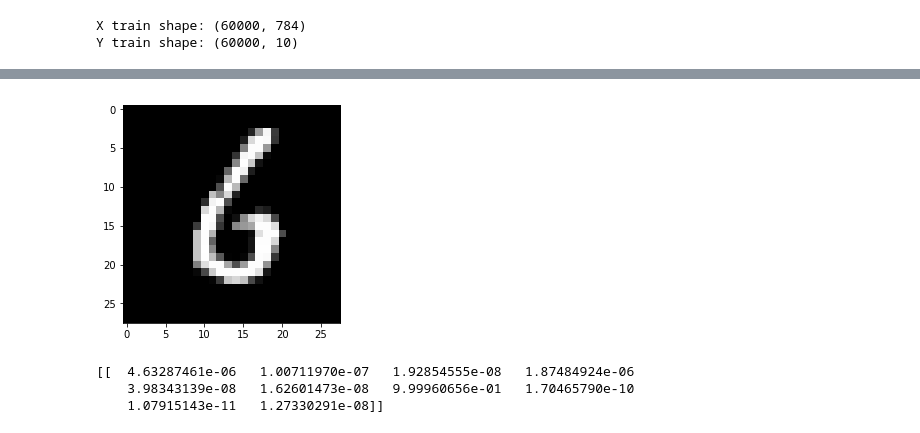
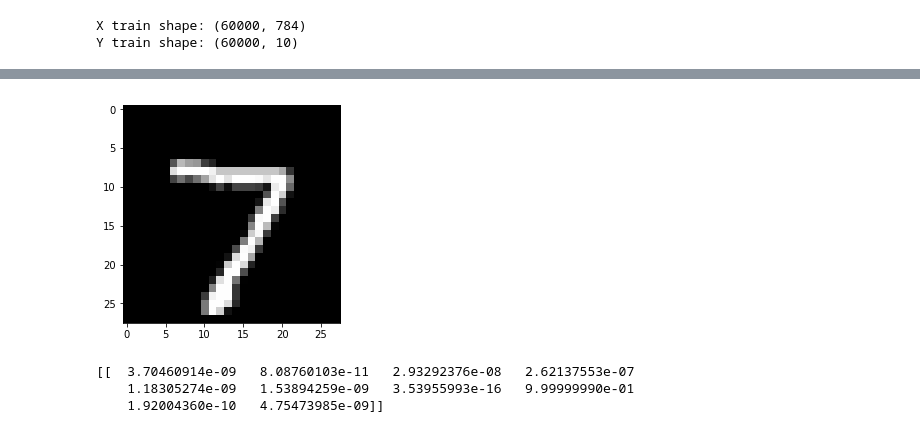
Before and after one commit to JakuJ/simple-neural-net, a Jupyter notebook: Simple Neural Net.ipynb, the cells around one changed output, grey strips where cells are left out. Saved outputs shown, nothing was run; the diff lists cells and outputs as text; code cells hidden in the pictures.

```diff
--- a/Simple Neural Net.ipynb
+++ b/Simple Neural Net.ipynb
@@ -459,10 +403,10 @@ Train loss: 0.0776261432197 Test loss: 0.0784496009132
 # %%
-digit = X_test_mnist[50].reshape(28, 28)
+digit = X_test_mnist[0].reshape(28, 28)
 plt.imshow(digit, interpolation = "nearest", cmap = "gray")
 plt.show()
 print(mnist_model.forward(digit.reshape(1, 28*28)))
 # %% [output]
-[figure, old version]
+[figure, new version]
-[[  4.63287461e-06   1.00711970e-07   1.92854555e-08   1.87484924e-06
-    3.98343139e-08   1.62601473e-08   9.99960656e-01   1.70465790e-10
-    1.07915143e-11   1.27330291e-08]]
+[[  3.70460914e-09   8.08760103e-11   2.93292376e-08   2.62137553e-07
+    1.18305274e-09   1.53894259e-09   3.53955993e-16   9.99999990e-01
+    1.92004360e-10   4.75473985e-09]]
```
Also changed, not shown: parts of 10 cells of this notebook.
